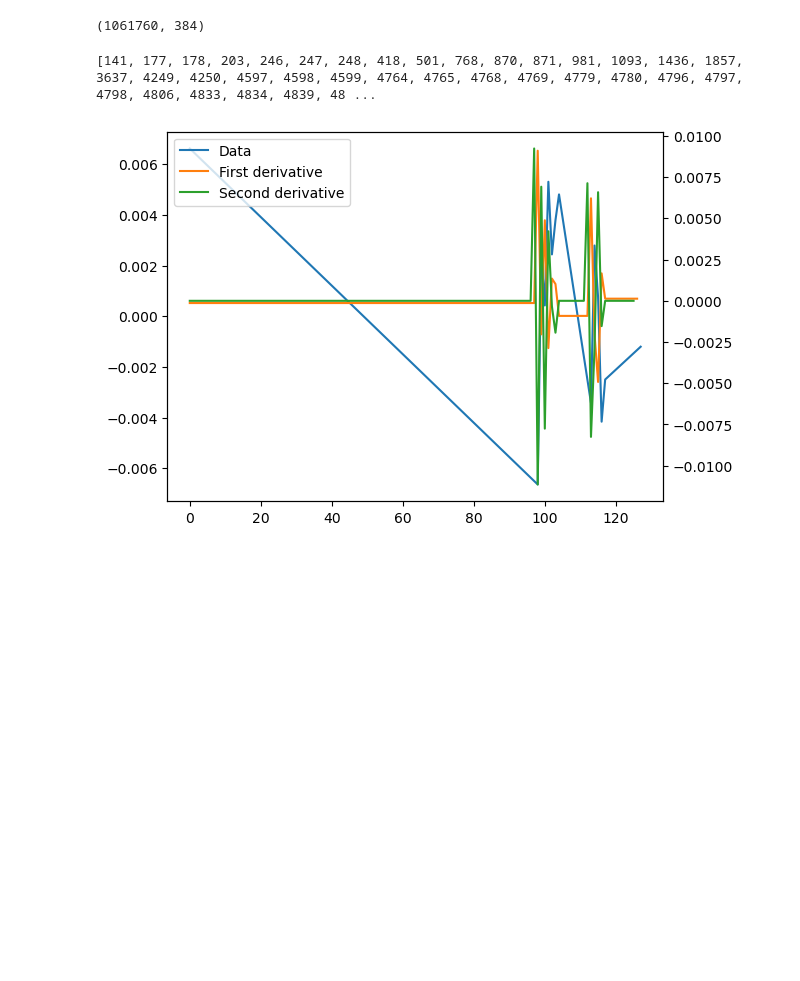
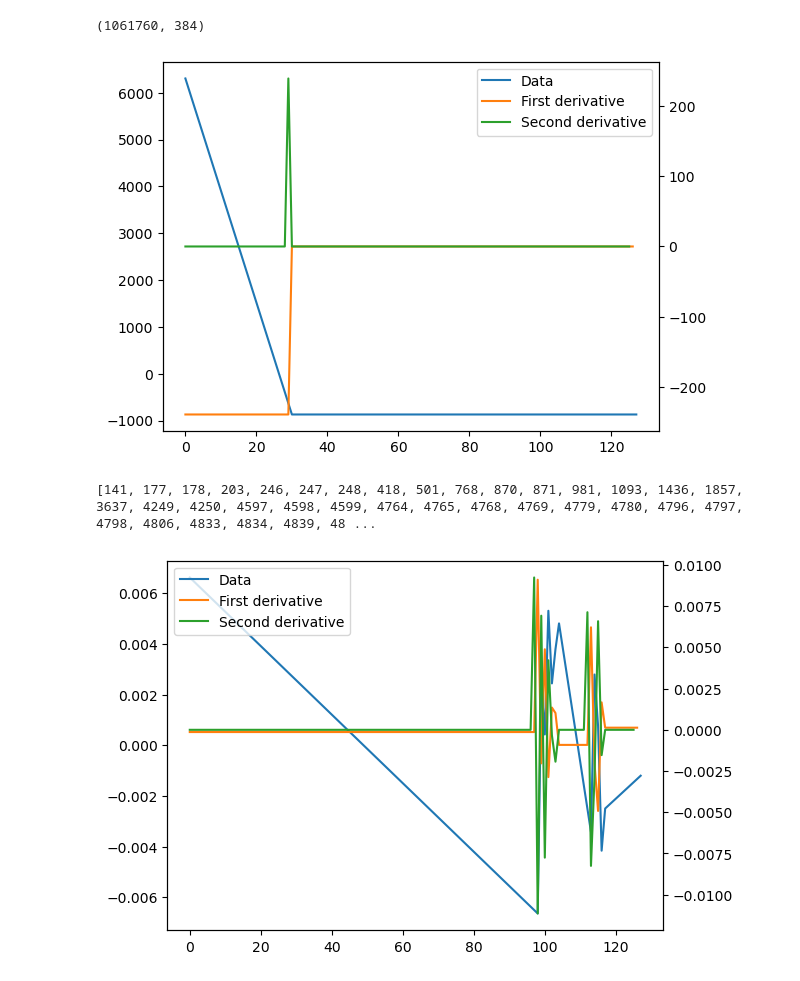
Before and after one commit to UO-Geophysics/gnss-picker, a Jupyter notebook: codes/realdata_processing/summer23/10_remove_gapsamples_realdata.ipynb, the cells around one changed output. Cells and saved outputs as stored; diff of their text form; code cells hidden in the pictures; blank space fills up the shorter version.

```diff
--- a/codes/realdata_processing/summer23/11_remove_gapsamples_realdata.ipynb
+++ b/codes/realdata_processing/summer23/10_remove_gapsamples_realdata.ipynb
@@ -24,6 +45,23 @@ diff_Z = np.diff(real_data[:, 2*nlen:])
 diff2_N = np.diff(diff_N)
 diff2_E = np.diff(diff_E)
 diff2_Z = np.diff(diff_Z)
+# %%
+k = 502
+
+fig, ax1 = plt.subplots()
+ax1.plot(real_data[k, :nlen], color = 'C0', label = 'Data')
+#     plt.show()
+ax2 = ax1.twinx()
+ax2.plot(diff_N[k], color = 'C1', label = 'First derivative')
+ax2.plot(diff2_N[k], color = 'C2', label = 'Second derivative')
+lines, labels = ax1.get_legend_handles_labels()
+lines2, labels2 = ax2.get_legend_handles_labels()
+ax2.legend(lines + lines2, labels + labels2)
+plt.show();
+#     plt.savefig('derivtestplot' + str(a) + '.png')
+#     plt.close();
+# %% [output]
+[figure, added]
 # %%
 toomanyzeros_N = []
 toomanyzeros_E = []
```
Also changed, not shown: parts of 10 cells of this notebook, 1 other file.
